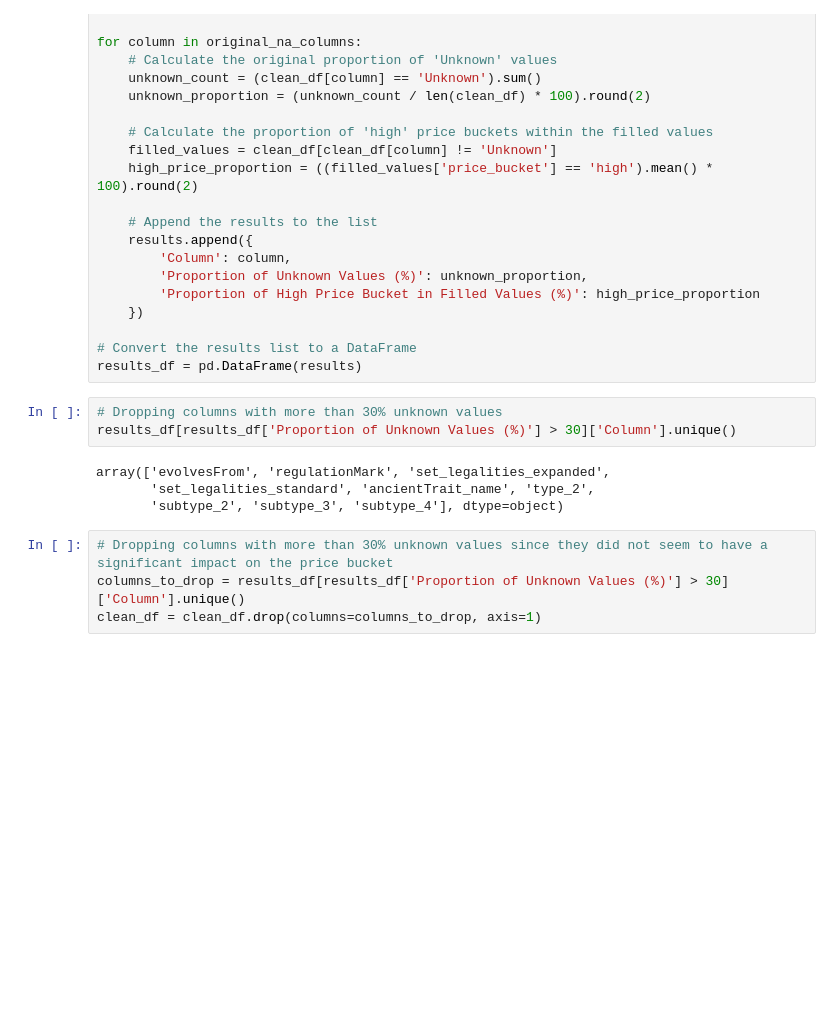
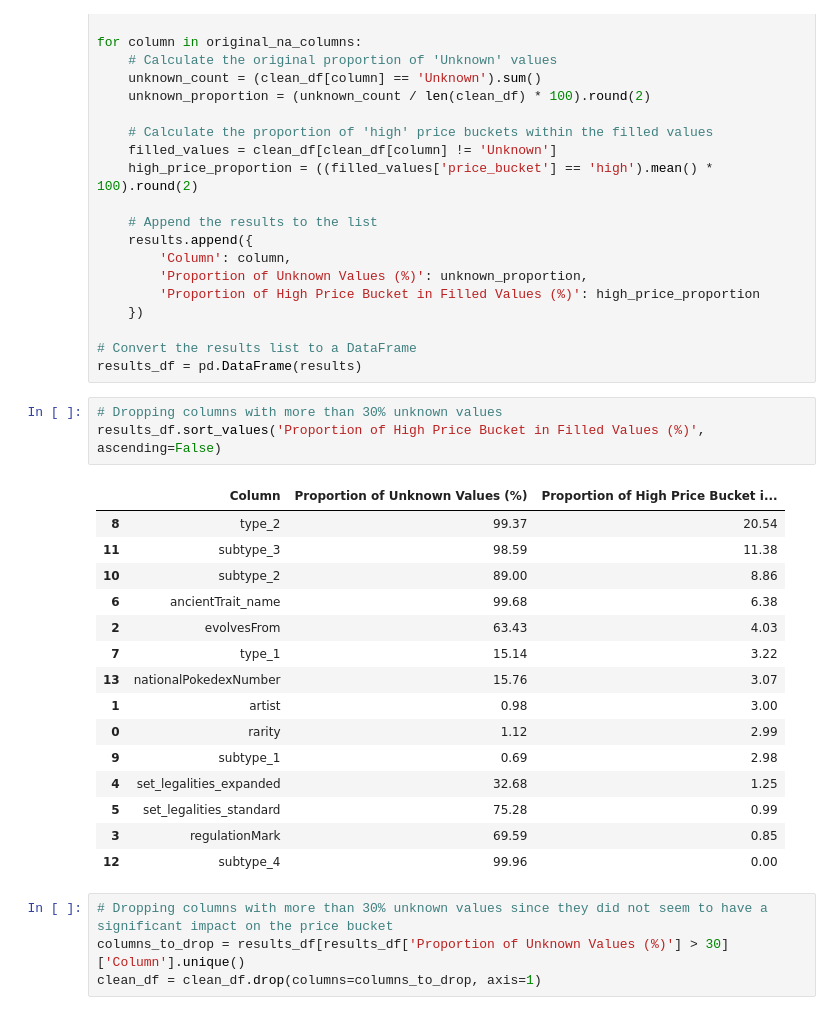
Before and after one commit to joshhaskell/pokemon_value_analysis, a Jupyter notebook: EDA.ipynb, the cells around one changed output. Cells and saved outputs as stored; diff of their text form; blank space fills up the shorter version.

```diff
--- a/EDA.ipynb
+++ b/EDA.ipynb
@@ -490,11 +490,23 @@ for column in original_na_columns:
 results_df = pd.DataFrame(results)
 # %%
 # Dropping columns with more than 30% unknown values
-results_df[results_df['Proportion of Unknown Values (%)'] > 30]['Column'].unique()
+results_df.sort_values('Proportion of High Price Bucket in Filled Values (%)', ascending=False)
 # %% [output]
-array(['evolvesFrom', 'regulationMark', 'set_legalities_expanded',
-       'set_legalities_standard', 'ancientTrait_name', 'type_2',
-       'subtype_2', 'subtype_3', 'subtype_4'], dtype=object)
+|  | Column | Proportion of Unknown Values (%) | Proportion of High Price Bucket i... |
+| 8 | type_2 | 99.37 | 20.54 |
+| 11 | subtype_3 | 98.59 | 11.38 |
+| 10 | subtype_2 | 89.00 | 8.86 |
+| 6 | ancientTrait_name | 99.68 | 6.38 |
+| 2 | evolvesFrom | 63.43 | 4.03 |
+| 7 | type_1 | 15.14 | 3.22 |
+| 13 | nationalPokedexNumber | 15.76 | 3.07 |
+| 1 | artist | 0.98 | 3.00 |
+| 0 | rarity | 1.12 | 2.99 |
+| 9 | subtype_1 | 0.69 | 2.98 |
+| 4 | set_legalities_expanded | 32.68 | 1.25 |
+| 5 | set_legalities_standard | 75.28 | 0.99 |
+| 3 | regulationMark | 69.59 | 0.85 |
+| 12 | subtype_4 | 99.96 | 0.00 |
 # %%
 # Dropping columns with more than 30% unknown values since they did not seem to have a significant impact on the price bucket
 columns_to_drop = results_df[results_df['Proportion of Unknown Values (%)'] > 30]['Column'].unique()
```
Also changed, not shown: parts of 1 cell of this notebook, 2 other files.
